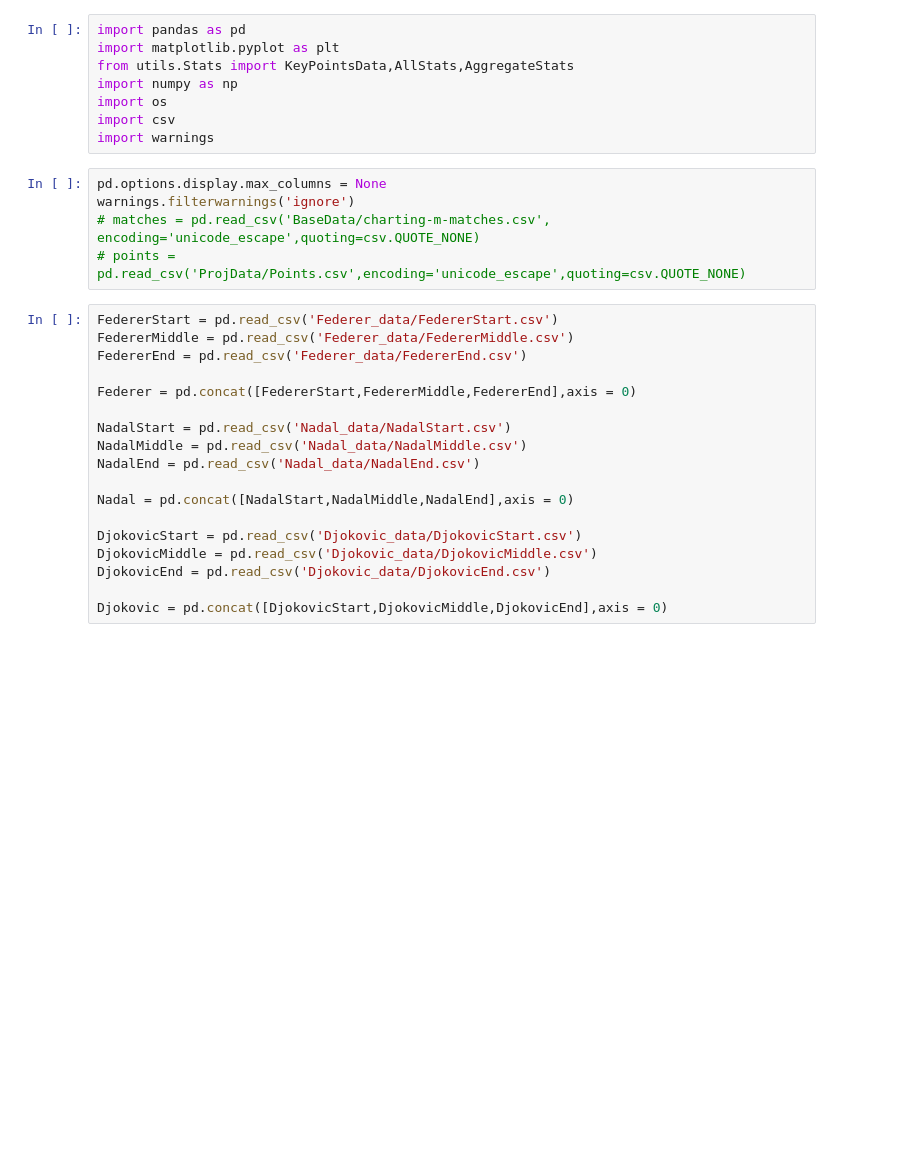
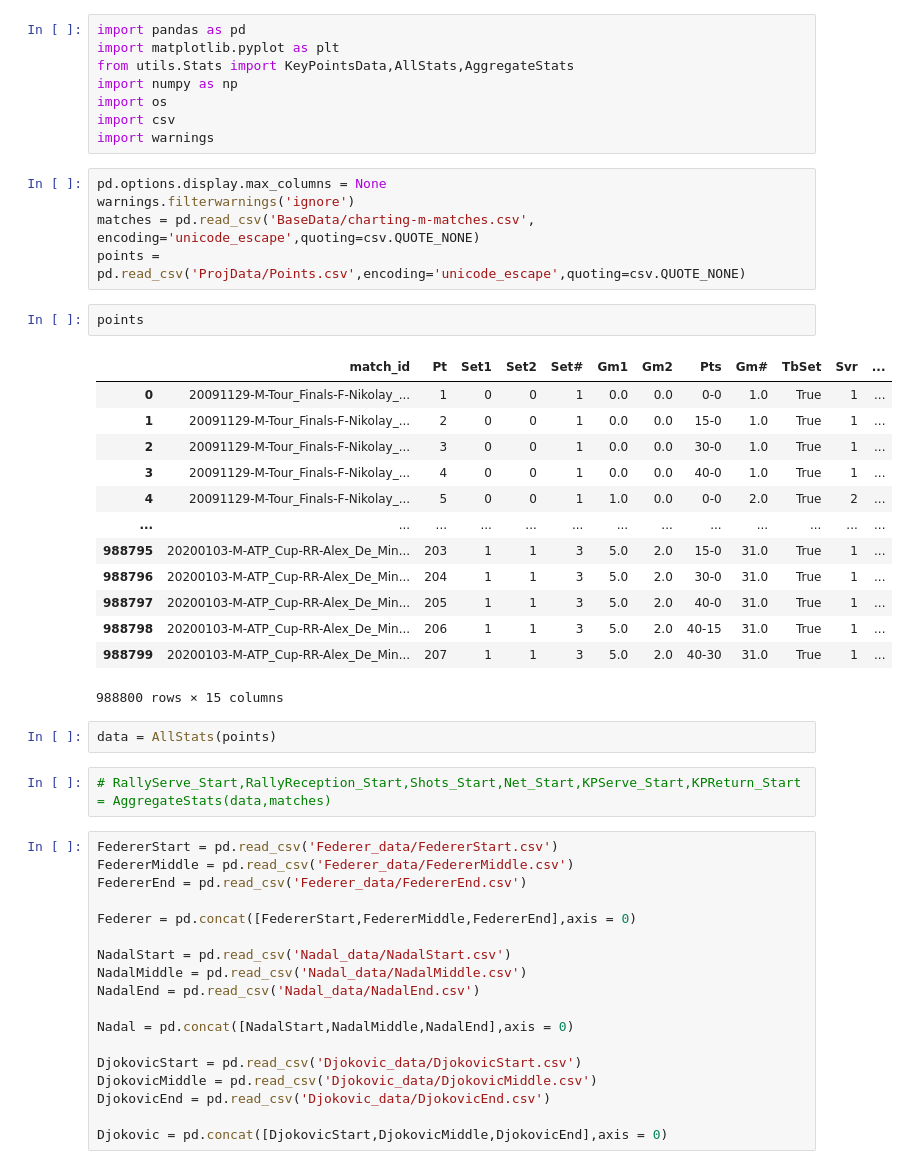
Before and after one commit to PedC18/POC1, a Jupyter notebook: Aggregates.ipynb, the cells around one changed output. Cells and saved outputs as stored; diff of their text form; blank space fills up the shorter version.

```diff
--- a/Aggregates.ipynb
+++ b/Aggregates.ipynb
@@ -9,8 +9,28 @@ import warnings
 # %%
 pd.options.display.max_columns = None
 warnings.filterwarnings('ignore')
-# matches = pd.read_csv('BaseData/charting-m-matches.csv', encoding='unicode_escape',quoting=csv.QUOTE_NONE)
-# points = pd.read_csv('ProjData/Points.csv',encoding='unicode_escape',quoting=csv.QUOTE_NONE)
+matches = pd.read_csv('BaseData/charting-m-matches.csv', encoding='unicode_escape',quoting=csv.QUOTE_NONE)
+points = pd.read_csv('ProjData/Points.csv',encoding='unicode_escape',quoting=csv.QUOTE_NONE)
+# %%
+points
+# %% [output]
+|  | match_id | Pt | Set1 | Set2 | Set# | Gm1 | Gm2 | Pts | Gm# | TbSet | Svr | ... |
+| 0 | 20091129-M-Tour_Finals-F-Nikolay_... | 1 | 0 | 0 | 1 | 0.0 | 0.0 | 0-0 | 1.0 | True | 1 | ... |
+| 1 | 20091129-M-Tour_Finals-F-Nikolay_... | 2 | 0 | 0 | 1 | 0.0 | 0.0 | 15-0 | 1.0 | True | 1 | ... |
+| 2 | 20091129-M-Tour_Finals-F-Nikolay_... | 3 | 0 | 0 | 1 | 0.0 | 0.0 | 30-0 | 1.0 | True | 1 | ... |
+| 3 | 20091129-M-Tour_Finals-F-Nikolay_... | 4 | 0 | 0 | 1 | 0.0 | 0.0 | 40-0 | 1.0 | True | 1 | ... |
+| 4 | 20091129-M-Tour_Finals-F-Nikolay_... | 5 | 0 | 0 | 1 | 1.0 | 0.0 | 0-0 | 2.0 | True | 2 | ... |
+| ... | ... | ... | ... | ... | ... | ... | ... | ... | ... | ... | ... | ... |
+| 988795 | 20200103-M-ATP_Cup-RR-Alex_De_Min... | 203 | 1 | 1 | 3 | 5.0 | 2.0 | 15-0 | 31.0 | True | 1 | ... |
+| 988796 | 20200103-M-ATP_Cup-RR-Alex_De_Min... | 204 | 1 | 1 | 3 | 5.0 | 2.0 | 30-0 | 31.0 | True | 1 | ... |
+| 988797 | 20200103-M-ATP_Cup-RR-Alex_De_Min... | 205 | 1 | 1 | 3 | 5.0 | 2.0 | 40-0 | 31.0 | True | 1 | ... |
+| 988798 | 20200103-M-ATP_Cup-RR-Alex_De_Min... | 206 | 1 | 1 | 3 | 5.0 | 2.0 | 40-15 | 31.0 | True | 1 | ... |
+| 988799 | 20200103-M-ATP_Cup-RR-Alex_De_Min... | 207 | 1 | 1 | 3 | 5.0 | 2.0 | 40-30 | 31.0 | True | 1 | ... |
+988800 rows × 15 columns
+# %%
+data = AllStats(points)
+# %%
+# RallyServe_Start,RallyReception_Start,Shots_Start,Net_Start,KPServe_Start,KPReturn_Start = AggregateStats(data,matches)
 # %%
 FedererStart = pd.read_csv('Federer_data/FedererStart.csv')
 FedererMiddle = pd.read_csv('Federer_data/FedererMiddle.csv')
```
Also changed, not shown: parts of 7 cells of this notebook, 6 other files.
